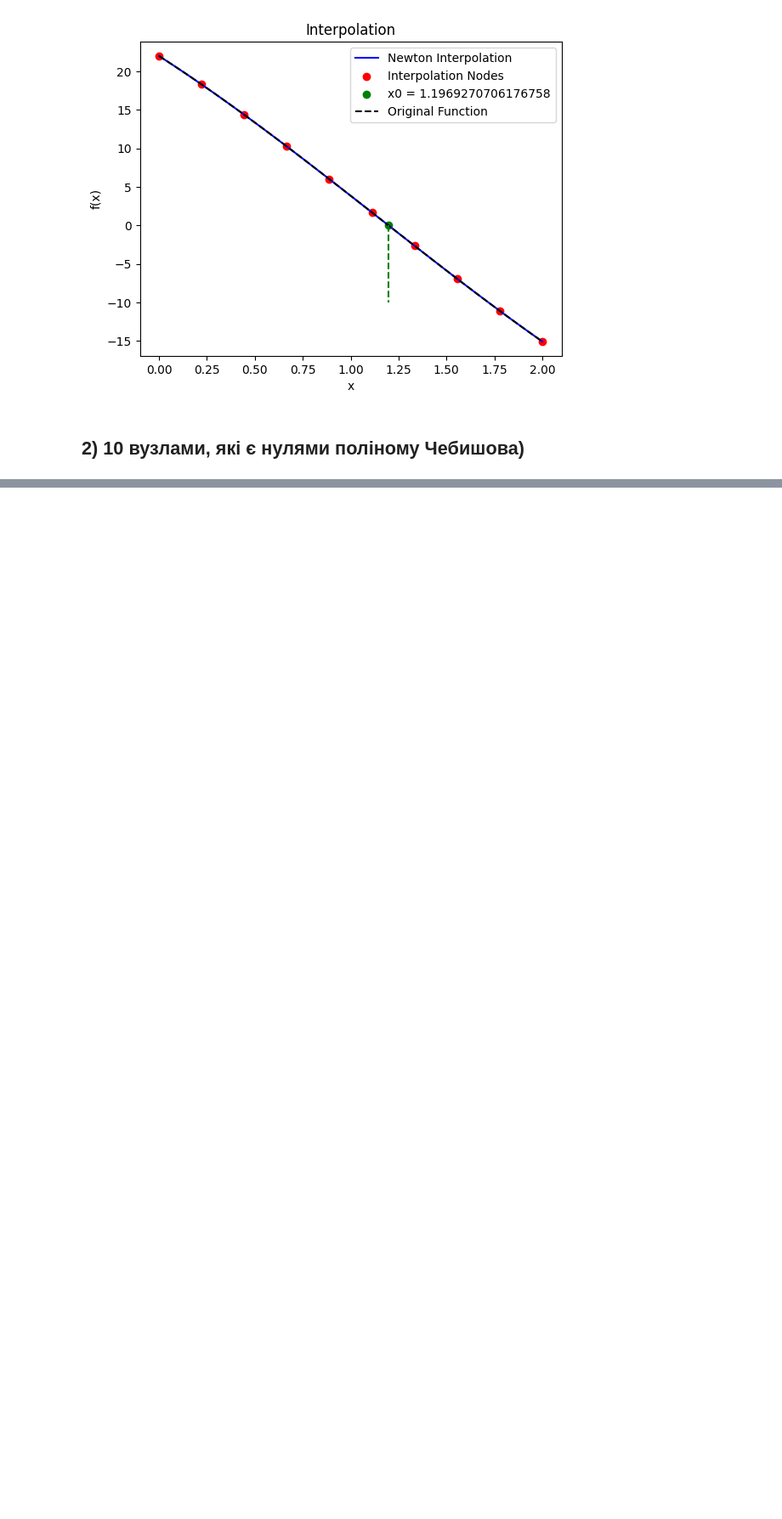
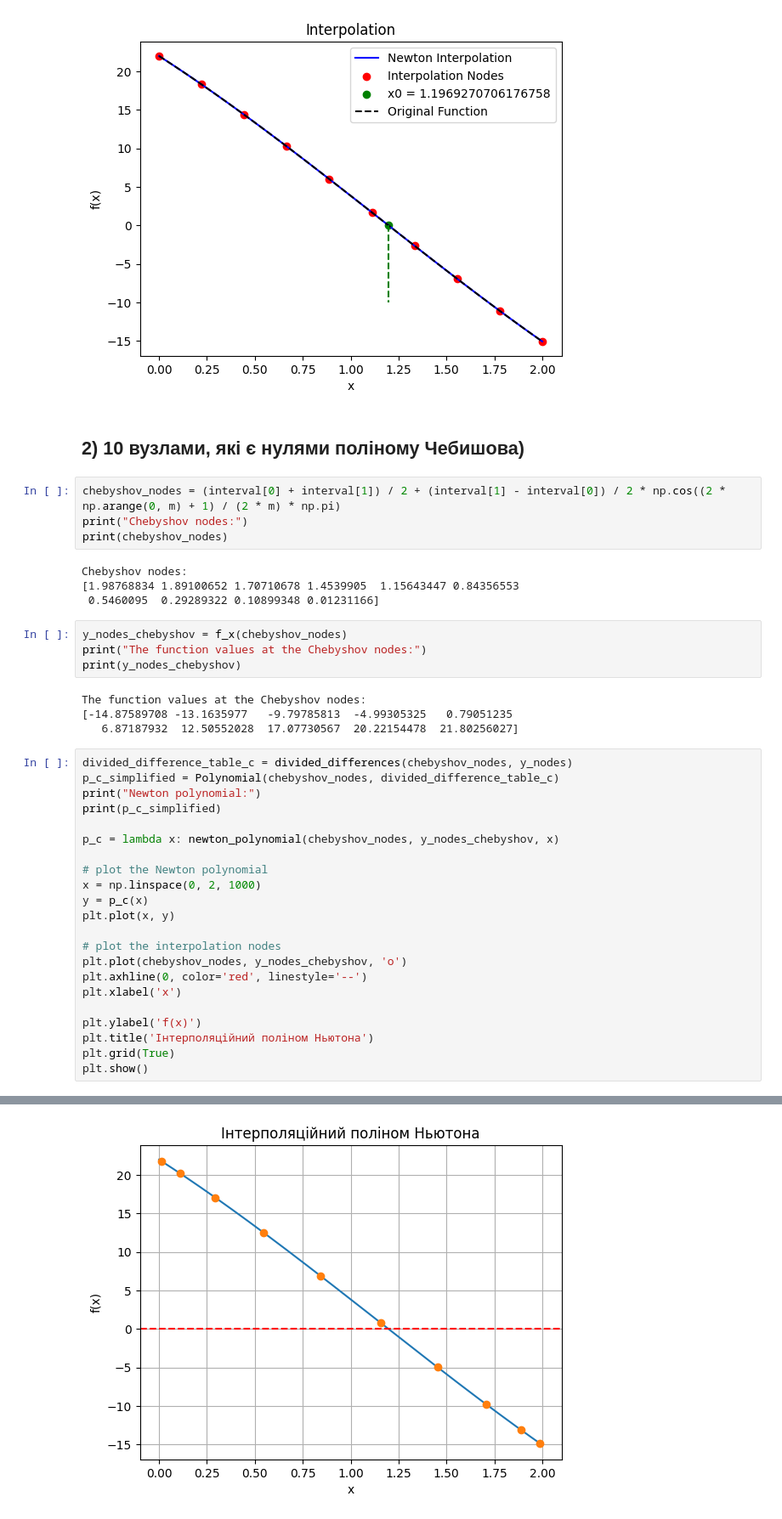
Before and after one commit to kshchuk/uni, a Jupyter notebook: 5-sem/numerical-analysis/lab-4/lab-4-interpolation.ipynb, the cells around one changed output, grey strips where cells are left out. Shown: that part at 85% size. Saved outputs shown, nothing was run; the diff lists cells and outputs as text; blank space fills up the shorter version.

```diff
--- a/5-sem/numerical-analysis/lab-4/lab-4-interpolation.ipynb
+++ b/5-sem/numerical-analysis/lab-4/lab-4-interpolation.ipynb
@@ -277,3 +262,42 @@ plt.show()
 [figure]
 # %% [markdown]
 ## 2) 10 вузлами, якi є нулями полiному Чебишова)
+# %%
+chebyshov_nodes = (interval[0] + interval[1]) / 2 + (interval[1] - interval[0]) / 2 * np.cos((2 * np.arange(0, m) + 1) / (2 * m) * np.pi)
+print("Chebyshov nodes:")
+print(chebyshov_nodes)
+# %% [output]
+Chebyshov nodes:
+[1.98768834 1.89100652 1.70710678 1.4539905  1.15643447 0.84356553
+ 0.5460095  0.29289322 0.10899348 0.01231166]
+# %%
+y_nodes_сhebyshov = f_x(chebyshov_nodes)
+print("The function values at the Chebyshov nodes:")
+print(y_nodes_сhebyshov)
+# %% [output]
+The function values at the Chebyshov nodes:
+[-14.87589708 -13.1635977   -9.79785813  -4.99305325   0.79051235
+   6.87187932  12.50552028  17.07730567  20.22154478  21.80256027]
+# %%
+divided_difference_table_с = divided_differences(chebyshov_nodes, y_nodes)
+p_c_simplified = Polynomial(chebyshov_nodes, divided_difference_table_с)
+print("Newton polynomial:")
+print(p_c_simplified)
+
+p_c = lambda x: newton_polynomial(chebyshov_nodes, y_nodes_сhebyshov, x)
+
+# plot the Newton polynomial
+x = np.linspace(0, 2, 1000)
+y = p_c(x)
+plt.plot(x, y)
+
+# plot the interpolation nodes
+plt.plot(chebyshov_nodes, y_nodes_сhebyshov, 'o')
+plt.axhline(0, color='red', linestyle='--')
+plt.xlabel('x')
+
+plt.ylabel('f(x)')
+plt.title('Iнтерполяційний поліном Ньютона')
+plt.grid(True)
+plt.show()
+# %% [output]
@@ -279,0 +317 @@ plt.show()
+[figure, added]
```
Also changed, not shown: parts of 7 cells of this notebook.
